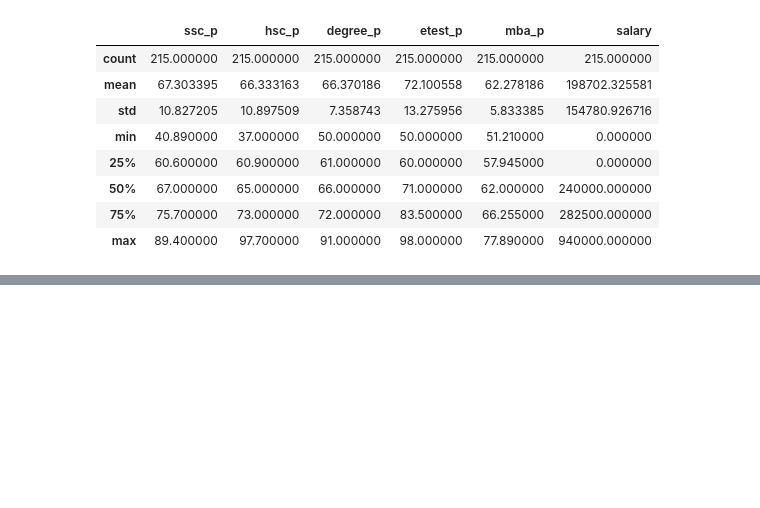
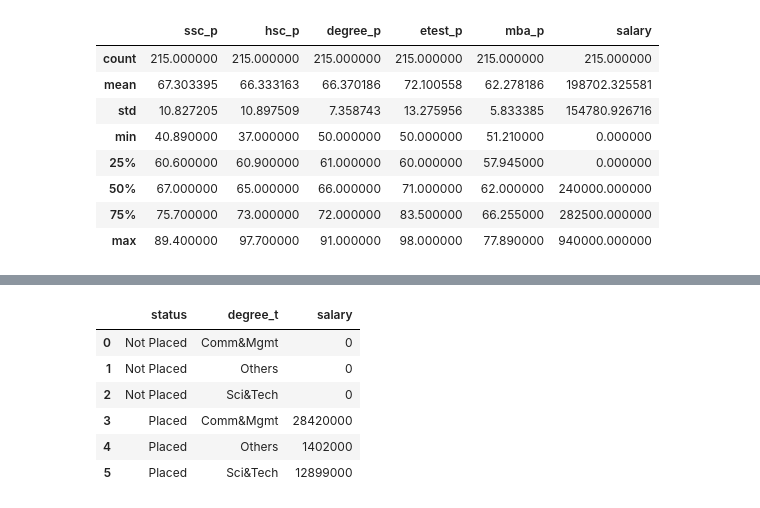
Before and after one commit to devchoplife/Campus-placement, a Jupyter notebook: school_placement.ipynb, the cells around one changed output, grey strips where cells are left out. Cells and saved outputs as stored; diff of their text form; code cells hidden in the pictures; blank space fills up the shorter version.

```diff
--- a/school_placement.ipynb
+++ b/school_placement.ipynb
@@ -154,0 +193,11 @@ pment.describe(include ='all')
+# %%
+degree_grp = pment.groupby(['status', 'degree_t'], as_index = False)['salary'].sum()
+status_grp
+# %% [output]
+|  | status | degree_t | salary |
+| 0 | Not Placed | Comm&Mgmt | 0 |
+| 1 | Not Placed | Others | 0 |
+| 2 | Not Placed | Sci&Tech | 0 |
+| 3 | Placed | Comm&Mgmt | 28420000 |
+| 4 | Placed | Others | 1402000 |
+| 5 | Placed | Sci&Tech | 12899000 |
```
Also changed, not shown: parts of 8 cells of this notebook.
